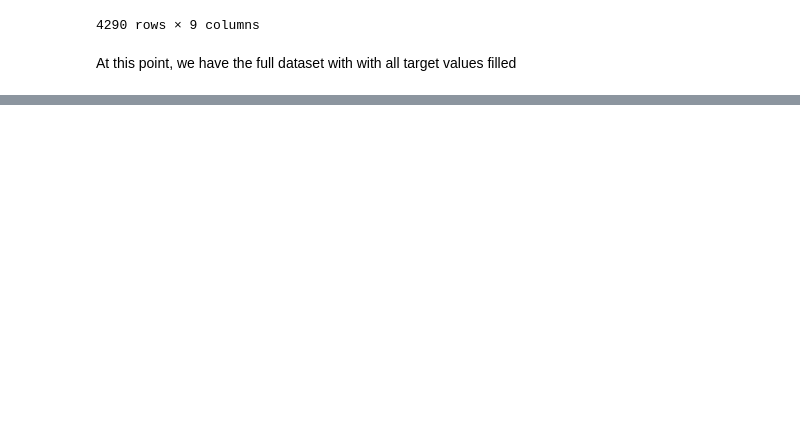
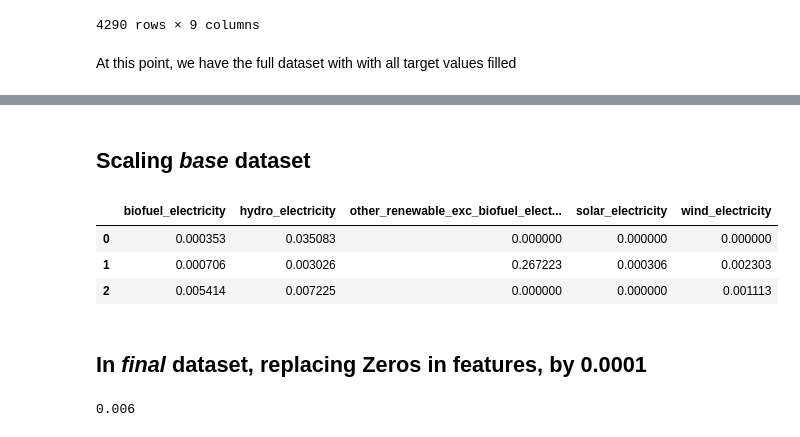
Before and after one commit to up841068/energy-economic-growth, a Jupyter notebook: pre-processing/preprocessing.ipynb, the cells around one changed output, grey strips where cells are left out. Cells and saved outputs as stored; diff of their text form; code cells hidden in the pictures; blank space fills up the shorter version.

```diff
--- a/pre-processing/preprocessing.ipynb
+++ b/pre-processing/preprocessing.ipynb
@@ -385,0 +418,3 @@ dtype: float64
+# %%
+full_cleaned_df_base = full_df_gdp_feat_clean
+full_cleaned_df_final = full_df_gdp_feat_clean
@@ -385,0 +427,9 @@ dtype: float64
+# %%
+# Creates X and y for base dataset
+X_base = full_cleaned_df_base[['biofuel_electricity', 'hydro_electricity', 'other_renewable_exc_biofuel_electricity', 'solar_electricity', 'wind_electricity']]
+y_base = full_cleaned_df_base['GDP_per_capita']
+# %%
+# Split base X and y into training and testing datasets
+X_base_train, X_base_test, y_base_train, y_base_test = train_test_split(X_base, y_base, test_size=0.2, random_state=0)
+# %% [markdown]
+## Scaling *base* dataset
@@ -385,0 +438,18 @@ dtype: float64
+# %%
+# Step 0 - Instanciate Standard Scaler
+mm_scaler_base = MinMaxScaler()
+
+# Step 1- Fit the scaler to the features
+mm_scaler_base.fit(X_base_train)
+
+# 2-Scale/Transform; <-> apply the transformation and store it in a df
+X_base_train_scaled = pd.DataFrame(mm_scaler_base.transform(X_base_train), columns=X_base_train.columns)
+# %%
+X_base_train_scaled.head(3)
+# %% [output]
+|  | biofuel_electricity | hydro_electricity | other_renewable_exc_biofuel_elect... | solar_electricity | wind_electricity |
+| 0 | 0.000353 | 0.035083 | 0.000000 | 0.000000 | 0.000000 |
+| 1 | 0.000706 | 0.003026 | 0.267223 | 0.000306 | 0.002303 |
+| 2 | 0.005414 | 0.007225 | 0.000000 | 0.000000 | 0.001113 |
+# %% [markdown]
+## In *final* dataset, replacing Zeros in features, by 0.0001
@@ -385,0 +459,4 @@ dtype: float64
+# %%
+min_value
+# %% [output]
+0.006
```
Also changed, not shown: parts of 30 cells of this notebook.
